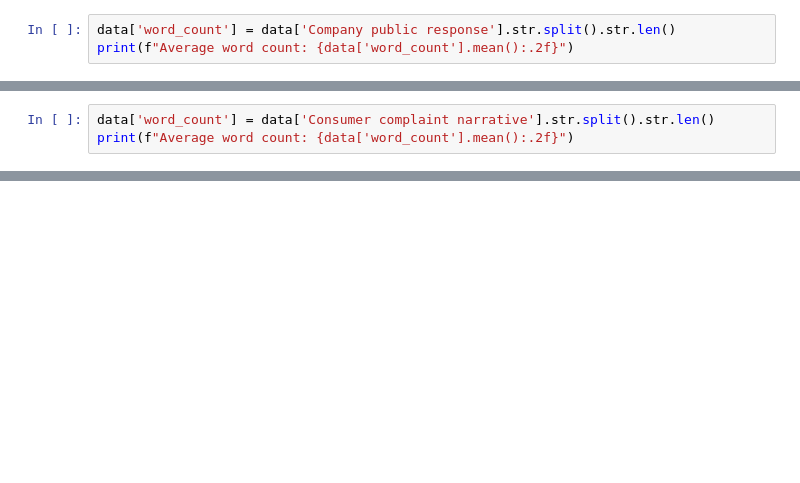
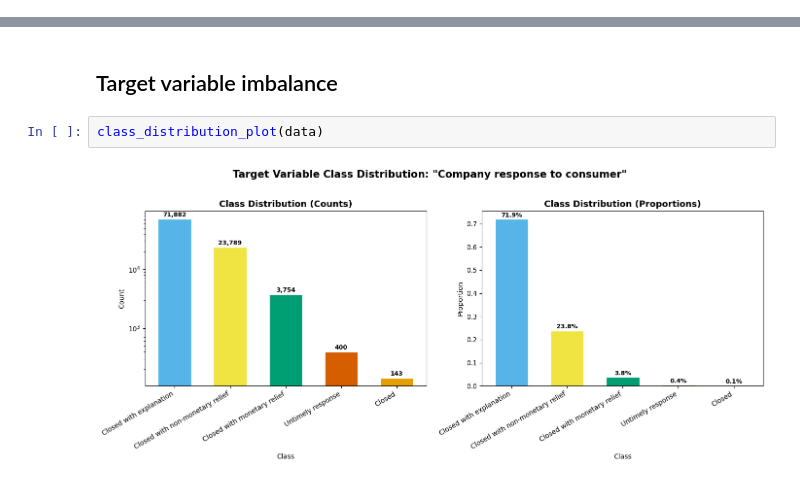
Before and after one commit to ann-yurkevych/finance-complaints-classification, a Jupyter notebook: EDA.ipynb, the cells around one changed output, grey strips where cells are left out. Drawn from its saved outputs; the diff is of its cells as text; blank space fills up the shorter version.

```diff
--- a/EDA.ipynb
+++ b/EDA.ipynb
@@ -52,3 +45,0 @@ class_distribution_plot()
-# %%
-data['word_count'] = data['Company public response'].str.split().str.len()
-print(f"Average word count: {data['word_count'].mean():.2f}")
@@ -57,3 +45,0 @@ Average word count: 16.26
-# %%
-data['word_count'] = data['Consumer complaint narrative'].str.split().str.len()
-print(f"Average word count: {data['word_count'].mean():.2f}")
@@ -75,0 +52,6 @@ Average word length across dataset: 4.68
+# %% [markdown]
+## Target variable imbalance
+# %%
+class_distribution_plot(data)
+# %% [output]
+[figure, added]
```
Also changed, not shown: parts of 60 cells of this notebook, 4 other files.
